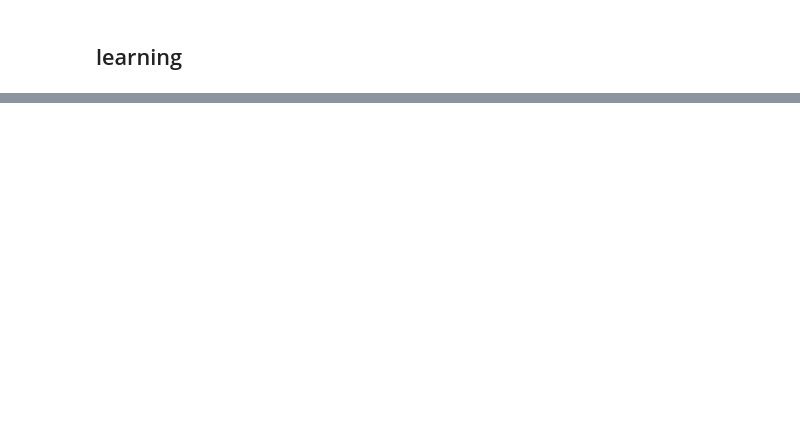
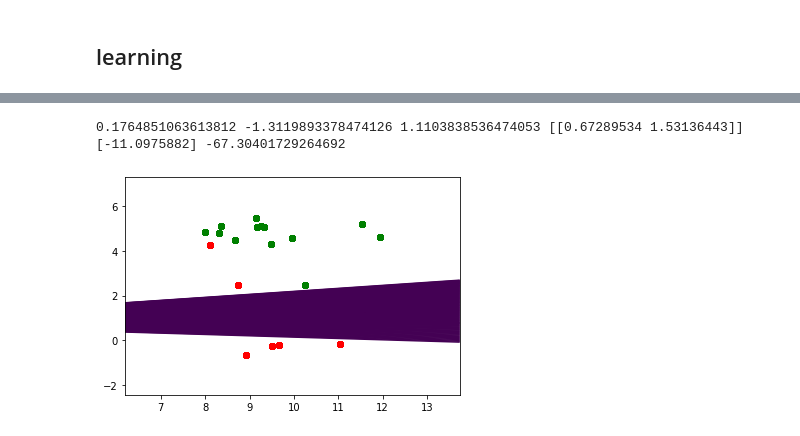
Before and after one commit to yao-eastside/machine-learning-pearls, a Jupyter notebook: linear-models/logistic-regression.ipynb, the cells around one changed output, grey strips where cells are left out. Cells and saved outputs as stored; diff of their text form; code cells hidden in the pictures; blank space fills up the shorter version.

```diff
--- a/linear-models/logistic-regression.ipynb
+++ b/linear-models/logistic-regression.ipynb
@@ -136,0 +153,7 @@ b1, b2, b0
+# %%
+for i in range(100):
+    b1, b2, b0, *tmp = step(b1, b2, b0, 1.0e-4)
+print(b1, b2, b0, *tmp)
+# %% [output]
+0.1764851063613812 -1.3119893378474126 1.1103838536474053 [[0.67289534 1.53136443]] [-11.0975882] -67.30401729264692
+[figure, added]
```
Also changed, not shown: parts of 10 cells of this notebook.
